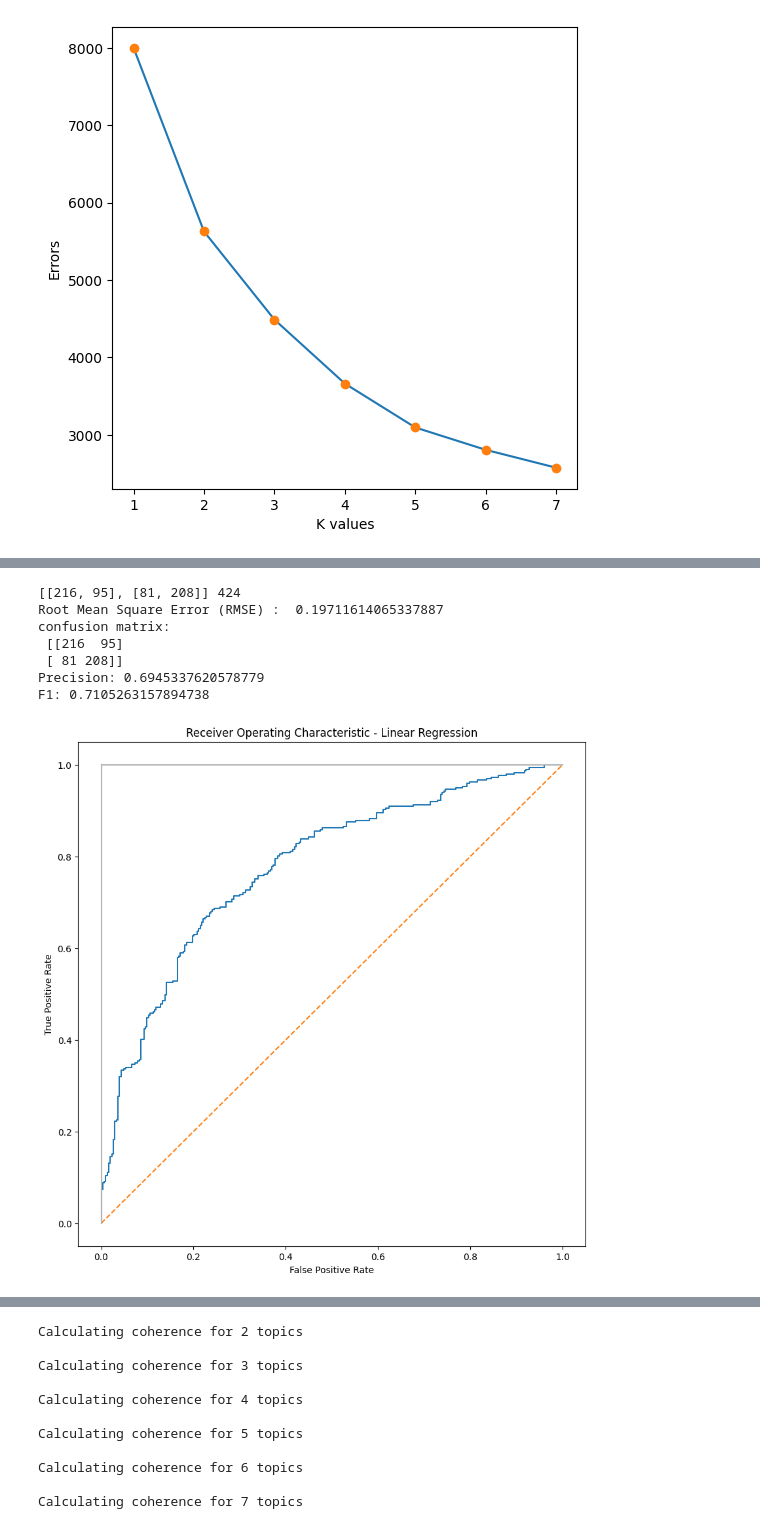
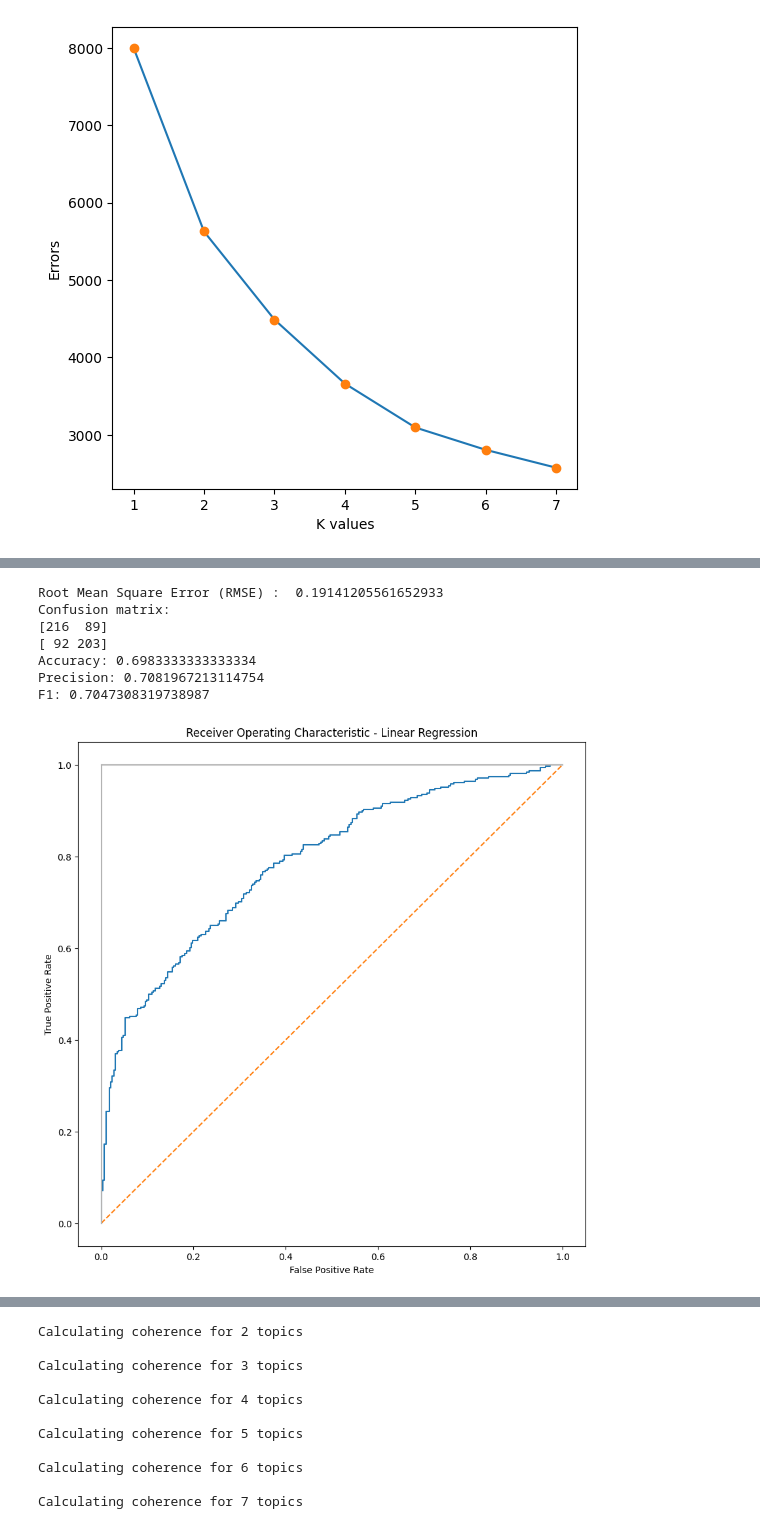
Before and after one commit to HarunErenMutlu/text_mining, a Jupyter notebook: nlp.ipynb, the cells around one changed output, grey strips where cells are left out. Cells and saved outputs as stored; diff of their text form; code cells hidden in the pictures.

```diff
--- a/nlp.ipynb
+++ b/nlp.ipynb
@@ -285,7 +328,7 @@ kmeans = KMeans(n_clusters=2)
 kmeans.fit(new_df)
 y_kmeans = kmeans.predict(new_df)
 new_df['obtained_clusters'] = y_kmeans
-tn_filter = (new_df["actual_cluster"]==0) & (new_df["obtained_clusters"]<0.5)
+tn_filter = (new_df["actual_cluster"]== 0) & (new_df["obtained_clusters"]<0.5)
 fp_filter = (new_df["actual_cluster"]== 0) & (new_df["obtained_clusters"]>0.5)
 fn_filter = (new_df["actual_cluster"]== 1) & (new_df["obtained_clusters"]<0.5)
 tp_filter = (new_df["actual_cluster"]== 1) & (new_df["obtained_clusters"]>0.5)
@@ -295,15 +338,19 @@ fp = len(new_df.where(fp_filter).dropna())
 tn = len(new_df.where(tn_filter).dropna())
 fn = len(new_df.where(fn_filter).dropna())
 
-print("Root Mean Square Error (RMSE) : ",mean_squared_error(new_df['actual_cluster'],new_df['obtained_clusters']))
 
-print('confusion matrix:\n', np.array([[tp,fp], [fn,tn]]))
 precision = tp/(tp+fp)
 recall = tp/(tp+fn)
 f1 = 2*precision*recall/(precision+recall)
 fp_rate = fp /(fp+tn)
+accuracy = (tp+tn)/(tn+fn+tp+fp)
+
+print("Root Mean Square Error (RMSE) : ",mean_squared_error(new_df['actual_cluster'],new_df['obtained_clusters']))
+print('Confusion matrix:')
+for i in np.array([[tp,fp], [fn,tn]]):
+    print(i)
+print(f'Accuracy: {accuracy}')
 print(f'Precision: {precision}')
 print(f'F1: {f1}')
 plot_roc_curve(test_df=new_df, test_label='obtained_clusters', algorithm_name='K-Means algorithm')
-#new_df.drop(['obtained_clusters'], axis=1, inplace=True)
 # %% [output]
@@ -317,40 +365,44 @@ F1: 0.517488411293721
 # %%
 train_df, test_df = train_test_split(new_df, test_size =0.3)
+linreg = LinearRegression()
 linreg.fit(train_df.drop('actual_cluster', axis=1), train_df['actual_cluster'])
 
 test_df['predicted_score_from_linear_regression'] = linreg.predict(test_df.drop('actual_cluster', axis=1))
 test_df[['actual_cluster', 'predicted_score_from_linear_regression']]
 tn_filter = (test_df["actual_cluster"]==0) & (test_df["predicted_score_from_linear_regression"]<0.5)
 fp_filter = (test_df["actual_cluster"]== 0) & (test_df["predicted_score_from_linear_regression"]>0.5)
 fn_filter = (test_df["actual_cluster"]== 1) & (test_df["predicted_score_from_linear_regression"]<0.5)
 tp_filter = (test_df["actual_cluster"]== 1) & (test_df["predicted_score_from_linear_regression"]>0.5)
 
 # filtering data
 tp = len(test_df.where(tp_filter).dropna())
 fp = len(test_df.where(fp_filter).dropna())
 tn = len(test_df.where(tn_filter).dropna())
 fn = len(test_df.where(fn_filter).dropna())
 
-print([[tp,fp], [fn,tn]], tp + tn)
-print("Root Mean Square Error (RMSE) : ",mean_squared_error(test_df['actual_cluster'],test_df['predicted_score_from_linear_regression']))
 
-print('confusion matrix:\n', np.array([[tp,fp], [fn,tn]]))
 precision = tp/(tp+fp)
 recall = tp/(tp+fn)
 f1 = 2*precision*recall/(precision+recall)
 fp_rate = fp /(fp+tn)
+accuracy = (tp+tn)/(tn+fn+tp+fp)
+print("Root Mean Square Error (RMSE) : ",mean_squared_error(test_df['actual_cluster'],test_df['predicted_score_from_linear_regression']))
+print('Confusion matrix:')
+for i in np.array([[tp,fp], [fn,tn]]):
+    print(i)
+print(f'Accuracy: {accuracy}')
 print(f'Precision: {precision}')
 print(f'F1: {f1}')
 plot_roc_curve(test_df=test_df, test_label='predicted_score_from_linear_regression', algorithm_name='Linear Regression')
 # %% [output]
-[[216, 95], [81, 208]] 424
-Root Mean Square Error (RMSE) :  0.19711614065337887
-confusion matrix:
- [[216  95]
- [ 81 208]]
-Precision: 0.6945337620578779
-F1: 0.7105263157894738
+Root Mean Square Error (RMSE) :  0.19141205561652933
+Confusion matrix:
+[216  89]
+[ 92 203]
+Accuracy: 0.6983333333333334
+Precision: 0.7081967213114754
+F1: 0.7047308319738987
-[figure, old version]
+[figure, new version]
 # %%
 max_ = 0
 optimal_c = 0
```
Also changed, not shown: parts of 49 cells of this notebook.
